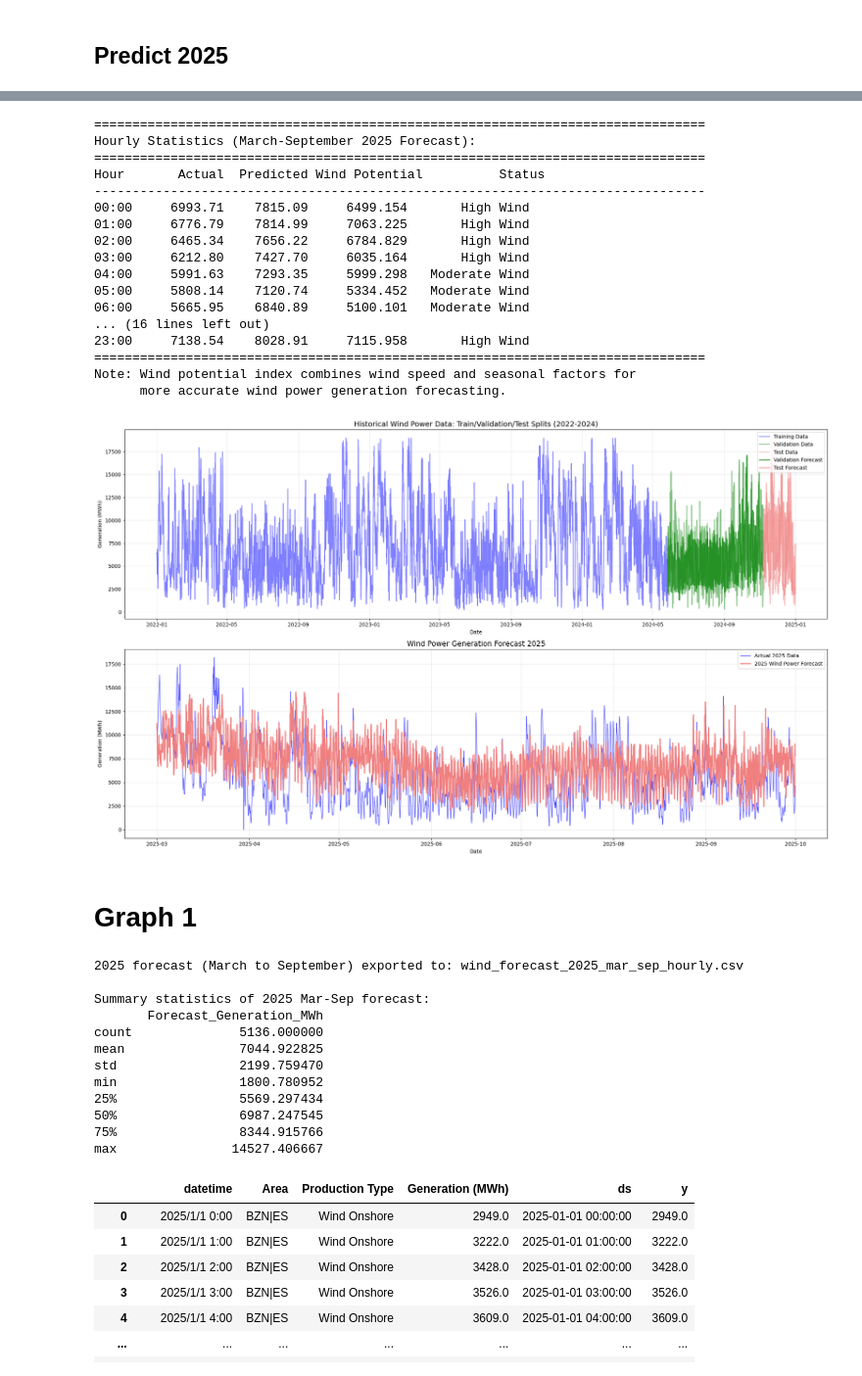
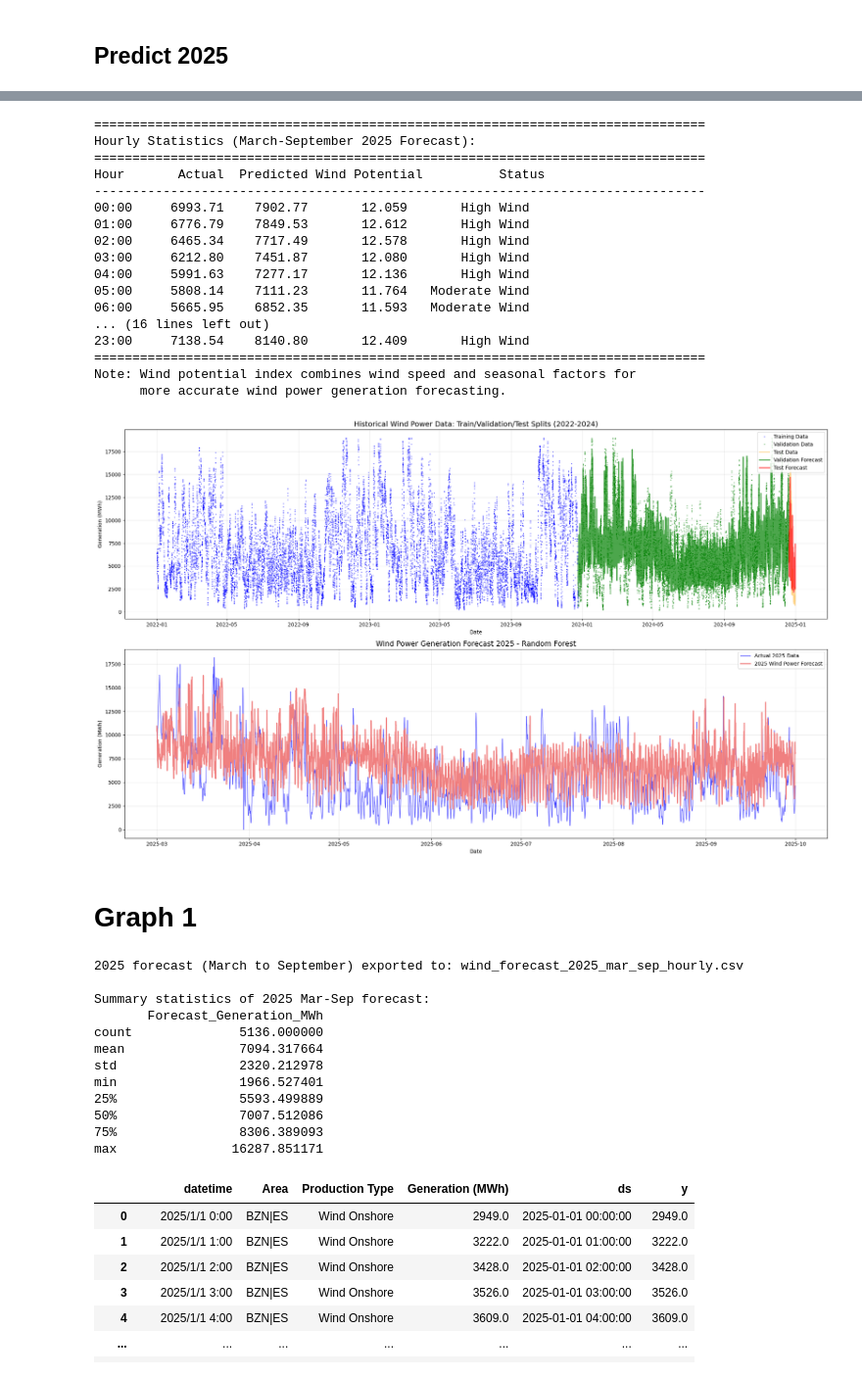
Before and after one commit to sdcastanedaa-max/2025-26-Data-driven, a Jupyter notebook: Advance_forecast/forecast_wind_gen.ipynb, the cells around one changed output, grey strips where cells are left out. Shown at 98% size. Saved outputs shown, nothing was run; the diff lists cells and outputs as text; code cells hidden in the pictures.

Commit message:
25/11/2025 Wind

```diff
--- a/Advance_forecast/forecast_wind_gen.ipynb
+++ b/Advance_forecast/forecast_wind_gen.ipynb
@@ -170,8 +169,8 @@ wind_df = pd.read_csv("../Gen_data/Wind_2022_2024.csv")
 # Split data into train (70%), validation (20%), and test (10%)
 # Using only March to September data from 2022-2024
 total_rows = len(df)
-train_size = int(0.8 * total_rows)
-val_size = int(0.15 * total_rows)
+train_size = int(0.66 * total_rows)
+val_size = int(0.33 * total_rows)
 
 train_df = df.iloc[:train_size].copy()
 val_df = df.iloc[train_size:train_size + val_size].copy()
@@ -193,9 +192,6 @@ def add_wind_regressor(df, wind_df):
     # Time
     merged['hour'] = merged['ds'].dt.hour
     merged['month'] = merged['ds'].dt.month
-
-    # wind_speed_cubed, Power is proportional to wind speed^3
-    merged['wind_speed_cubed'] = merged['hourly__wind_speed_100m'] ** 3
 
     # wind_direction
     wind_dir_rad = np.deg2rad(merged['hourly__wind_direction_100m'])
@@ -228,7 +224,7 @@ def add_wind_regressor(df, wind_df):
 
 
     merged['wind_potential_index'] = (
-        merged['wind_speed_cubed'] * merged['season_factor']
+        merged['hourly__wind_speed_100m'] * merged['season_factor']
     )
 
     return merged
@@ -297,9 +285,6 @@ import matplotlib.pyplot as plt
 # 1. 创建模型
 # ------------------------------
 model = RandomForestModel(
-    n_estimators=300,
-    max_depth=20,
-    random_state=42
 )
 
 # ------------------------------
@@ -558,9 +558,9 @@ for hour in range(24):
     wind_potential = hourly_wind.loc[hour] if hour in hourly_wind.index else 0
 
     # Categorize based on wind potential
-    if wind_potential < 4000:
+    if wind_potential < 10:
         status = "Low Wind"
-    elif wind_potential < 6000:
+    elif wind_potential < 12:
         status = "Moderate Wind"
     else:
         status = "High Wind"
@@ -576,53 +576,53 @@ Hourly Statistics (March-September 2025 Forecast):
 ================================================================================
 Hour       Actual  Predicted Wind Potential          Status
 --------------------------------------------------------------------------------
-00:00     6993.71    7815.09     6499.154       High Wind
-01:00     6776.79    7814.99     7063.225       High Wind
-02:00     6465.34    7656.22     6784.829       High Wind
-03:00     6212.80    7427.70     6035.164       High Wind
-04:00     5991.63    7293.35     5999.298   Moderate Wind
-05:00     5808.14    7120.74     5334.452   Moderate Wind
-06:00     5665.95    6840.89     5100.101   Moderate Wind
+00:00     6993.71    7902.77       12.059       High Wind
+01:00     6776.79    7849.53       12.612       High Wind
+02:00     6465.34    7717.49       12.578       High Wind
+03:00     6212.80    7451.87       12.080       High Wind
+04:00     5991.63    7277.17       12.136       High Wind
+05:00     5808.14    7111.23       11.764   Moderate Wind
+06:00     5665.95    6852.35       11.593   Moderate Wind
 ... (16 lines left out)
-23:00     7138.54    8028.91     7115.958       High Wind
+23:00     7138.54    8140.80       12.409       High Wind
 ================================================================================
 Note: Wind potential index combines wind speed and seasonal factors for
       more accurate wind power generation forecasting.
 # %%
 # Visualize train/val/test splits and model performance for wind power
 fig, axes = plt.subplots(2, 1, figsize=(20, 12))
 
 # Plot 1: Historical data with splits (Mar-Sep 2022-2024)
 ax1 = axes[0]
-ax1.plot(train_df['ds'], train_df['y'], 'blue', label='Training Data', alpha=0.5, markersize=2)
-ax1.plot(val_df['ds'], val_df['y'], 'green', label='Validation Data', alpha=0.5, markersize=2)
-ax1.plot(test_df['ds'], test_df['y'], 'lightcoral', label='Test Data', alpha=0.5, markersize=2)
+ax1.plot(train_df['ds'], train_df['y'], 'b.', label='Training Data', alpha=0.5, markersize=2)
+ax1.plot(val_df['ds'], val_df['y'], 'g.', label='Validation Data', alpha=0.5, markersize=2)
+ax1.plot(test_df['ds'], test_df['y'], 'orange', label='Test Data', alpha=0.5, markersize=2)
 
 # Add predictions on validation and test sets
-ax1.plot(val_forecast['ds'], val_forecast['yhat'], 'green', label='Validation Forecast', linewidth=2, alpha=0.7)
-ax1.plot(test_forecast['ds'], test_forecast['yhat'], 'lightcoral', label='Test Forecast', linewidth=2, alpha=0.7)
+ax1.plot(val_forecast['ds'], val_forecast['yhat'], 'g-', label='Validation Forecast', linewidth=2, alpha=0.7)
+ax1.plot(test_forecast['ds'], test_forecast['yhat'], 'r-', label='Test Forecast', linewidth=2, alpha=0.7)
 
 ax1.set_title('Historical Wind Power Data: Train/Validation/Test Splits (2022-2024)', fontsize=14)
 ax1.set_xlabel('Date')
 ax1.set_ylabel('Generation (MWh)')
 ax1.legend(loc='upper right')
 ax1.grid(True, alpha=0.3)
 
 # Plot 2: 2025 Forecast (Mar-Sep)
 ax2 = axes[1]
 ax2.plot(df_2025['ds'], df_2025['y'], 'blue', label='Actual 2025 Data', linewidth=1, alpha=0.7)
 ax2.plot(forecast_2025['ds'], forecast_2025['yhat'], 'lightcoral', label='2025 Wind Power Forecast', linewidth=2)
 
-ax2.set_title('Wind Power Generation Forecast 2025', fontsize=14)
+ax2.set_title('Wind Power Generation Forecast 2025 - Random Forest', fontsize=14)
 ax2.set_xlabel('Date')
 ax2.set_ylabel('Generation (MWh)')
 ax2.legend(loc='upper right')
 ax2.grid(True, alpha=0.3)
 
 plt.tight_layout()
 plt.show()
 # %% [output]
-[figure, old version]
+[figure, new version]
 # %% [markdown]
 # Graph 1
 # %%
@@ -645,13 +645,13 @@ print(forecast_export.describe())
 Summary statistics of 2025 Mar-Sep forecast:
        Forecast_Generation_MWh
 count              5136.000000
-mean               7044.922825
-std                2199.759470
-min                1800.780952
-25%                5569.297434
-50%                6987.247545
-75%                8344.915766
-max               14527.406667
+mean               7094.317664
+std                2320.212978
+min                1966.527401
+25%                5593.499889
+50%                7007.512086
+75%                8306.389093
+max               16287.851171
 # %%
 # Load actual 2025 data for comparison
 df_2025 = pd.read_csv("../Gen_data/Wind_Onshore_hourly_2025.csv")
```
Also changed, not shown: parts of 15 cells of this notebook, 3 other files.
